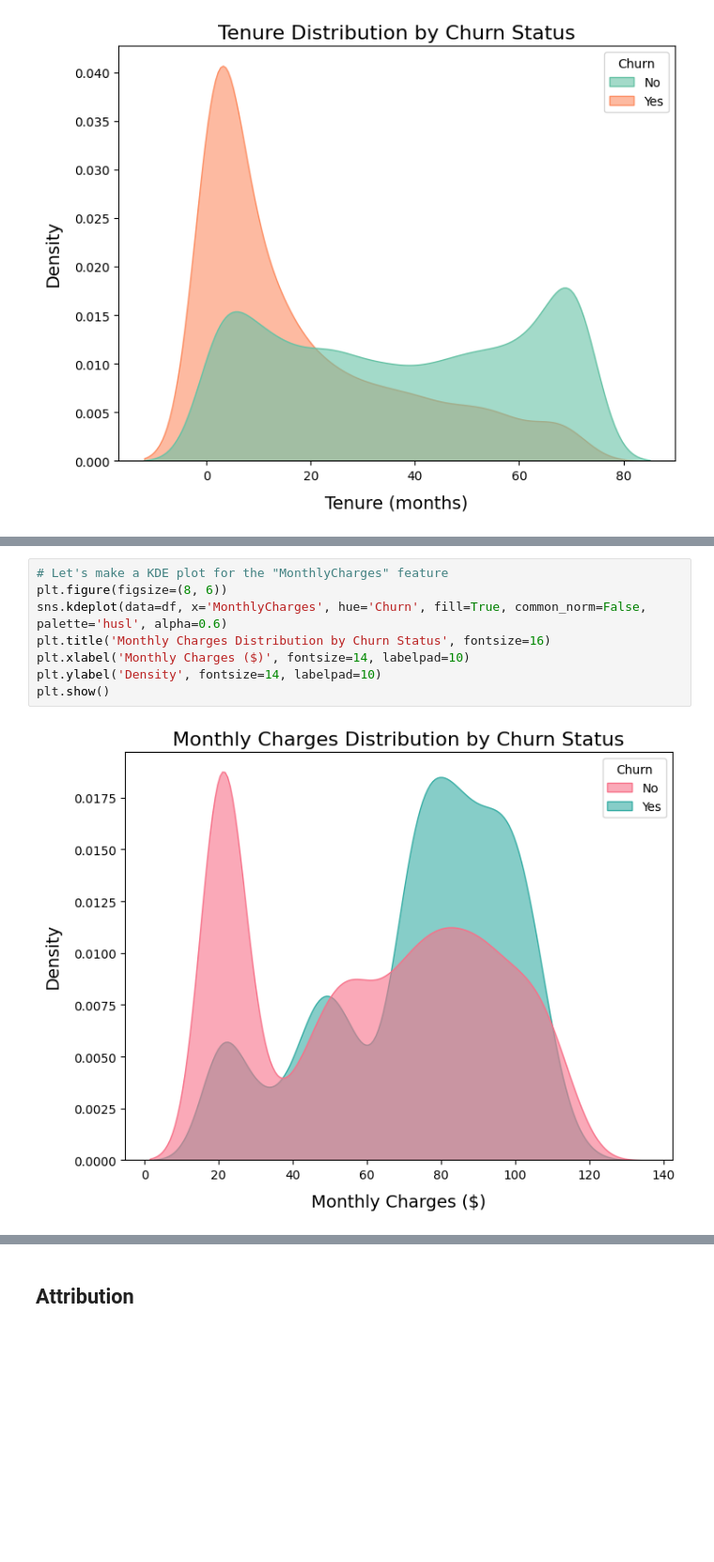
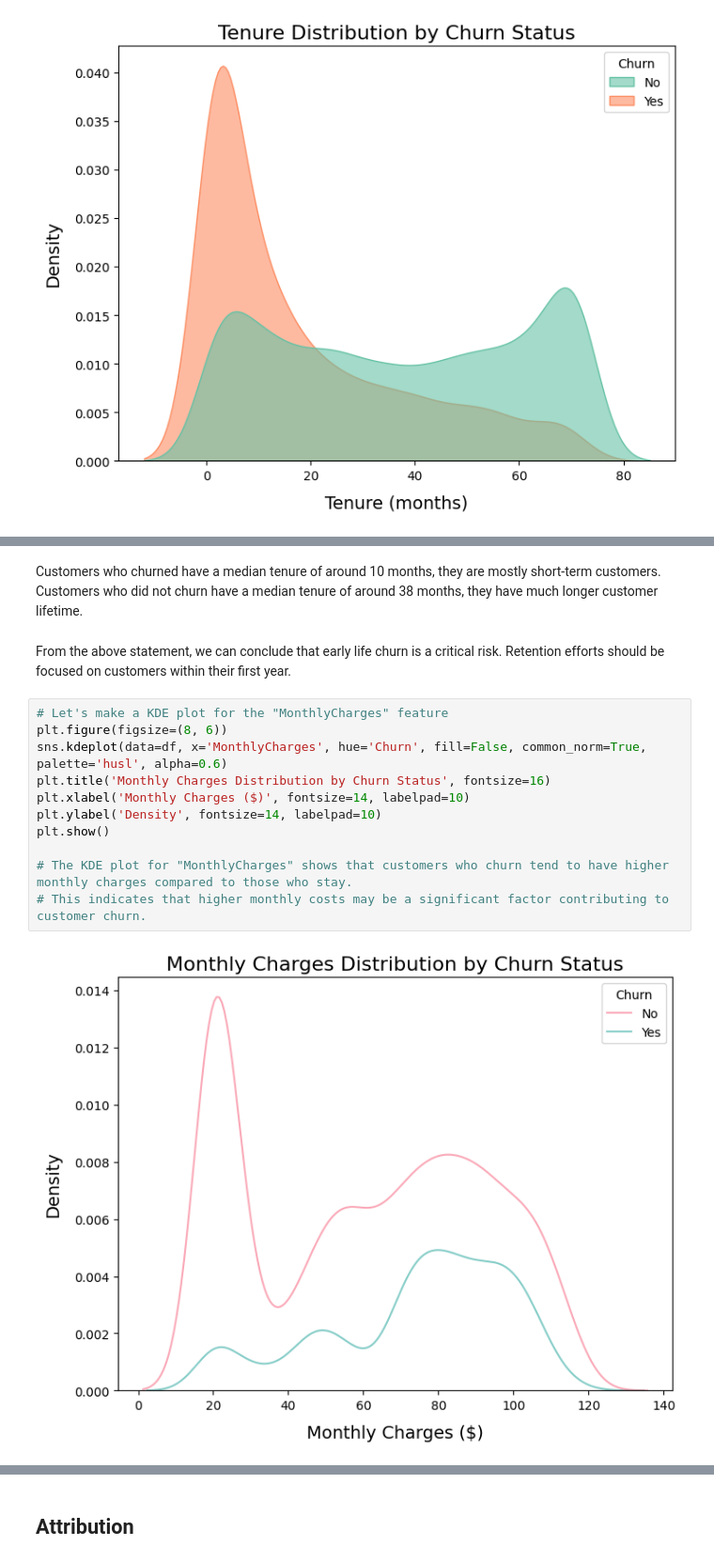
Before and after one commit to CoderCnc/ChurnPrediction, a Jupyter notebook: code.ipynb, the cells around one changed output, grey strips where cells are left out. Shown: that part at 94% size. Saved outputs shown, nothing was run; the diff lists cells and outputs as text; blank space fills up the shorter version.

Commit message:
Data Visualisation

```diff
--- a/code.ipynb
+++ b/code.ipynb
@@ -245,10 +382,19 @@ plt.show()
+# %% [markdown]
+Customers who churned have a median tenure of around 10 months, they are mostly short-term customers.
+Customers who did not churn have a median tenure of around 38 months, they have much longer customer lifetime.
+# %% [markdown]
+From the above statement, we can conclude that early life churn is a critical risk.
+Retention efforts should be focused on customers within their first year.
 # %%
 # Let's make a KDE plot for the "MonthlyCharges" feature
 plt.figure(figsize=(8, 6))
-sns.kdeplot(data=df, x='MonthlyCharges', hue='Churn', fill=True, common_norm=False, palette='husl', alpha=0.6)
+sns.kdeplot(data=df, x='MonthlyCharges', hue='Churn', fill=False, common_norm=True, palette='husl', alpha=0.6)
 plt.title('Monthly Charges Distribution by Churn Status', fontsize=16)
 plt.xlabel('Monthly Charges ($)', fontsize=14, labelpad=10)
 plt.ylabel('Density', fontsize=14, labelpad=10)
 plt.show()
+
+# The KDE plot for "MonthlyCharges" shows that customers who churn tend to have higher monthly charges compared to those who stay.
+# This indicates that higher monthly costs may be a significant factor contributing to customer churn.
 # %% [output]
-[figure, old version]
+[figure, new version]
```
Also changed, not shown: parts of 33 cells of this notebook.
